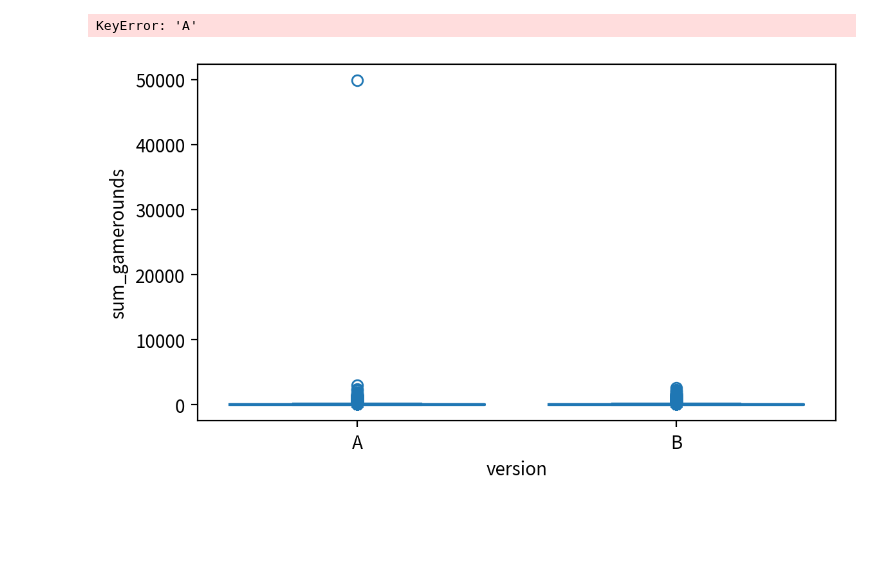
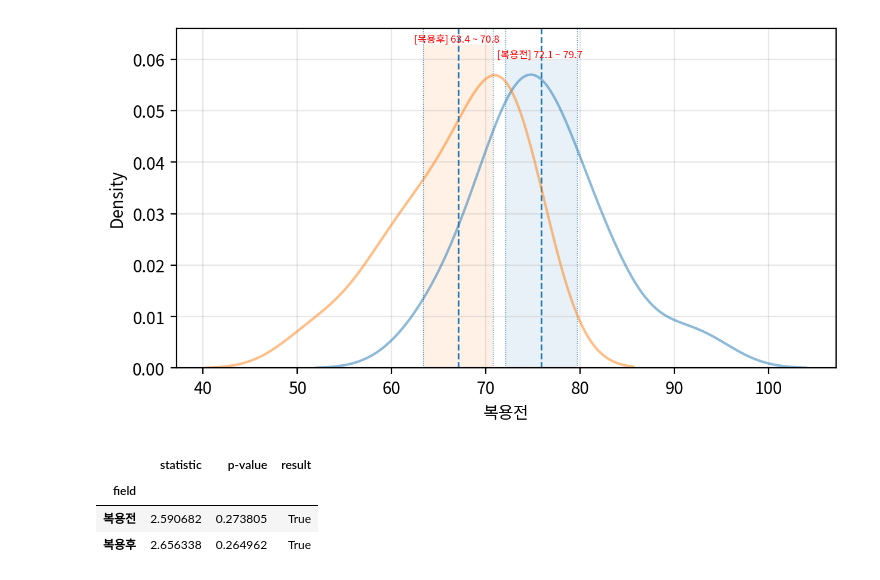
Before and after one commit to jyhong0207-netizen/python-study, a Jupyter notebook: DATA ANALYSIS BASIC/10-7-연습문제ipynb.ipynb, the cells around one changed output. Saved outputs shown, nothing was run; the diff lists cells and outputs as text; code cells hidden in the pictures; blank space fills up the shorter version.

```diff
--- a/DATA ANALYSIS BASIC/10-7-연습문제ipynb.ipynb
+++ b/DATA ANALYSIS BASIC/10-7-연습문제ipynb.ipynb
@@ -41,0 +22,12 @@ origin['group'] = origin['version'].str[0]
+# %%
+origin = load_data('blood_pressure')
+
+print("\n===== 데이터 크기확인 =====")
+print(f"데이터셋 크기: {origin.shape}")
+print(f"열 개수: {origin.shape[1]}")
+print(f"행 개수: {origin.shape[0]}")
+
+print("\n===== 타입확인 =====")
+print(origin.info())
+
+origin.head()
@@ -42,33 +61,68 @@ origin['group'] = origin['version'].str[0]
 # %%
-data = origin[['version','sum_gamerounds']]    #확인할 데이터
+data = origin[['복용전', '복용후']]
 
-
+#---------------------------------------------
+# 데이터 분포 / 신뢰구간 시각화
+#---------------------------------------------
 width_px = 1280
 height_px = 720
 rows = 1
 cols = 1
 figsize = (width_px/ my_dpi, height_px/ my_dpi)
 fig, ax = plt.subplots(rows, cols, figsize=figsize, dpi= my_dpi)
 
 
+for c in data.columns:
+    sb.kdeplot(data=data, x=c, fill=False, alpha=0.5)
+
+    max = data[c].max()
+    clevel = 0.95
+    dof = len(data[c]) - 1
+    sp_mean = data[c].mean()
+    sp_std = data[c].std(ddof=1)
+    sp_std_error = sp_std / sqrt(len(data[c]))
+    cmin, cmax = t.interval(clevel, dof, loc=sp_mean, scale=sp_std_error)
 
     ax.axvline(cmin, linestyle=':', linewidth=0.5)
     ax.axvline(cmax, linestyle=':', linewidth=0.5)
 
     ymin, ymax = ax.get_ylim()
     ax.fill_between([cmin,cmax], 0, ymax, alpha=0.1)
     ax.axvline(sp_mean, linestyle='--', linewidth=1)
 
     ax.text(x=(cmax-cmin)/2+cmin, y=ymax,
             s="[%s] %0.1f ~ %0.1f " % (c, cmin, cmax), horizontalalignment="center",
             verticalalignment="bottom",fontdict={"size":6, "color":"red"})
 
 ax.grid(True, alpha=0.3)
 
-
 plt.tight_layout()
 plt.show()
 plt.close()
+
+#-----------------------------------------------------------
+# 가설검정의 가정 확인
+#-----------------------------------------------------------
+equal_var_fields = []
+normal_dist = True
+report = []
+
+for c in data.columns:
+    s,p = normaltest(data[c])
+
+    normalize = p>0.05
+    report.append({
+         "field": c,
+        "statistic": s,
+        "p-value": p,
+        "result": normalize
+    })
+    normal_dist = normal_dist and normalize
+report_df =DataFrame(report).set_index('field')
+report_df
 # %% [output]
-KeyError: 'A'
-[figure, old version]
+[figure, new version]
+|  | statistic | p-value | result |
+| field |  |  |  |
+| 복용전 | 2.590682 | 0.273805 | True |
+| 복용후 | 2.656338 | 0.264962 | True |
```
Also changed, not shown: parts of 5 cells of this notebook, 4 other files.
